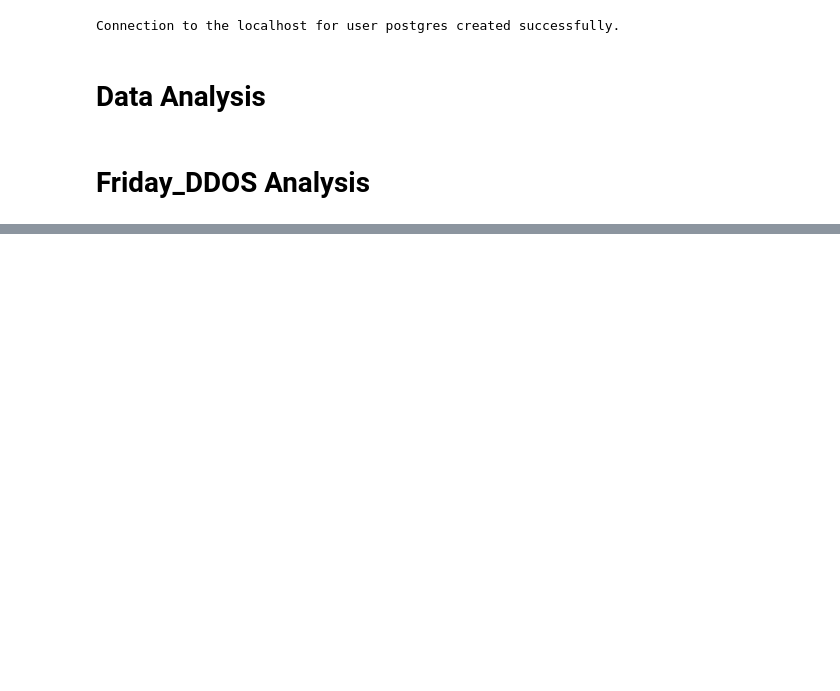
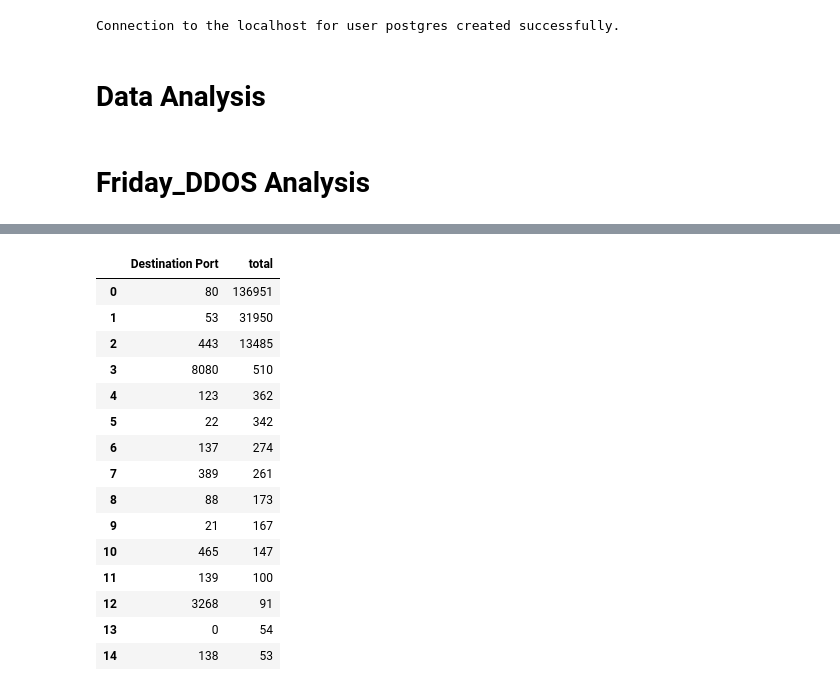
Before and after one commit to lka1459/cybersecurity-analytics-dashboard, a Jupyter notebook: notebook/01_analysis.ipynb, the cells around one changed output, grey strips where cells are left out. Saved outputs shown, nothing was run; the diff lists cells and outputs as text; code cells hidden in the pictures; blank space fills up the shorter version.

```diff
--- a/notebook/01_analysis.ipynb
+++ b/notebook/01_analysis.ipynb
@@ -150,0 +152,21 @@ After removing missing values: (225741, 79)
+# %%
+ports = query_database('SELECT " Destination Port", COUNT(*) AS total FROM "Friday_Afternoon-DDos" GROUP BY  " Destination Port" ORDER BY COUNT(*) DESC')
+# %%
+ports.head(15)
+# %% [output]
+|  | Destination Port | total |
+| 0 | 80 | 136951 |
+| 1 | 53 | 31950 |
+| 2 | 443 | 13485 |
+| 3 | 8080 | 510 |
+| 4 | 123 | 362 |
+| 5 | 22 | 342 |
+| 6 | 137 | 274 |
+| 7 | 389 | 261 |
+| 8 | 88 | 173 |
+| 9 | 21 | 167 |
+| 10 | 465 | 147 |
+| 11 | 139 | 100 |
+| 12 | 3268 | 91 |
+| 13 | 0 | 54 |
+| 14 | 138 | 53 |
```
Also changed, not shown: parts of 11 cells of this notebook, 4 other files.
